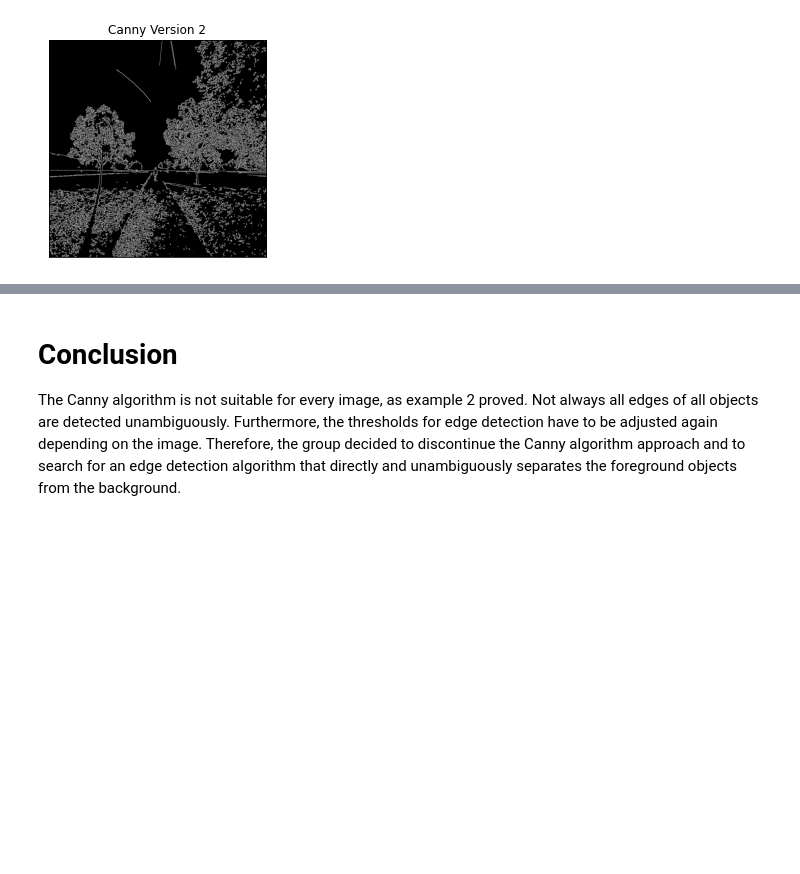
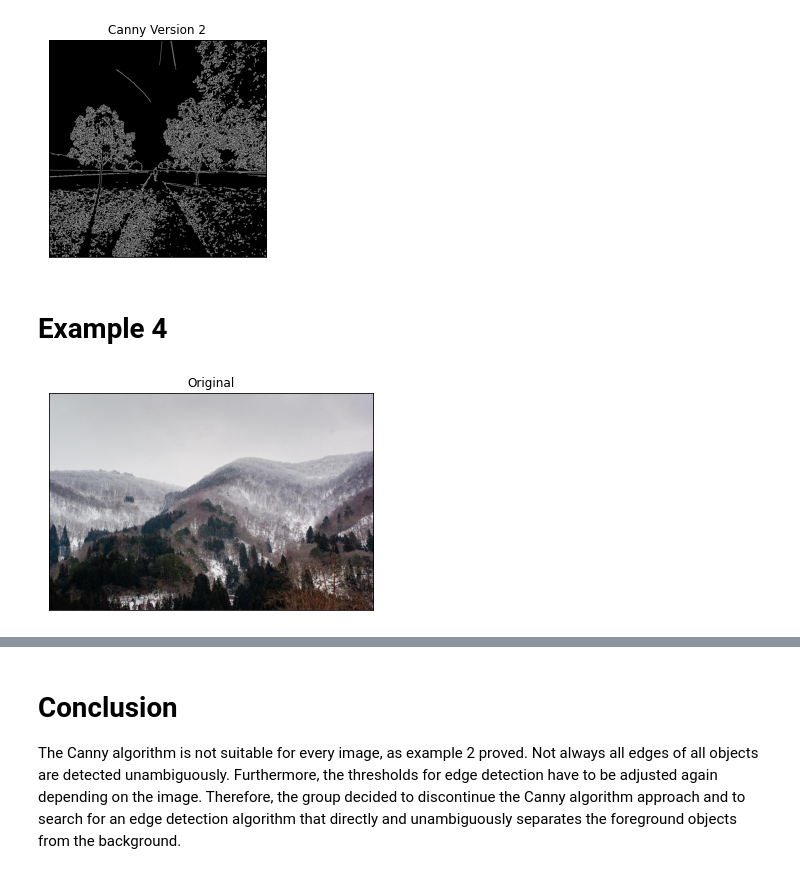
Before and after one commit to uol-mediaprocessing-202021/medienverarbeitung-b-color-and-tone-correction, a Jupyter notebook: Canny.ipynb, the cells around one changed output, grey strips where cells are left out. Cells and saved outputs as stored; diff of their text form; code cells hidden in the pictures; blank space fills up the shorter version.

Commit message:
added example 4 and 5

```diff
--- a/Canny.ipynb
+++ b/Canny.ipynb
@@ -117,3 +116,15 @@ plt.imshow(canny3b, 'gray')
 plt.show()
 # %% [output]
 [figure]
+# %% [markdown]
+# Example 4
+# %%
+img4 = cv2.imread('/content/gdrive/MyDrive/landscape/00000150_(6).jpg')
+RGB_src = cv2.cvtColor(img4, cv2.COLOR_BGR2RGB)
+# %%
+plt.figure()
+plt.title("Original"), plt.xticks([]), plt.yticks([])
+plt.imshow(RGB_src)
+plt.show()
+# %% [output]
+[figure, added]
```
Also changed, not shown: parts of 14 cells of this notebook.
